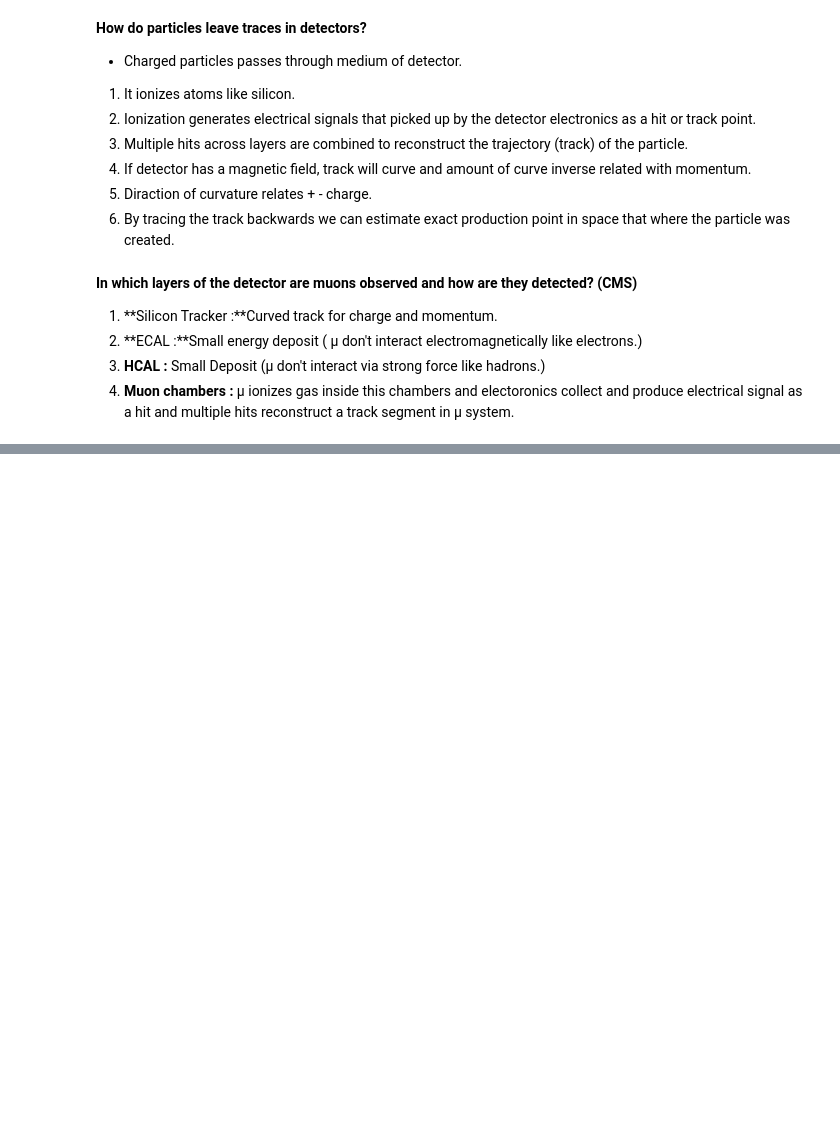
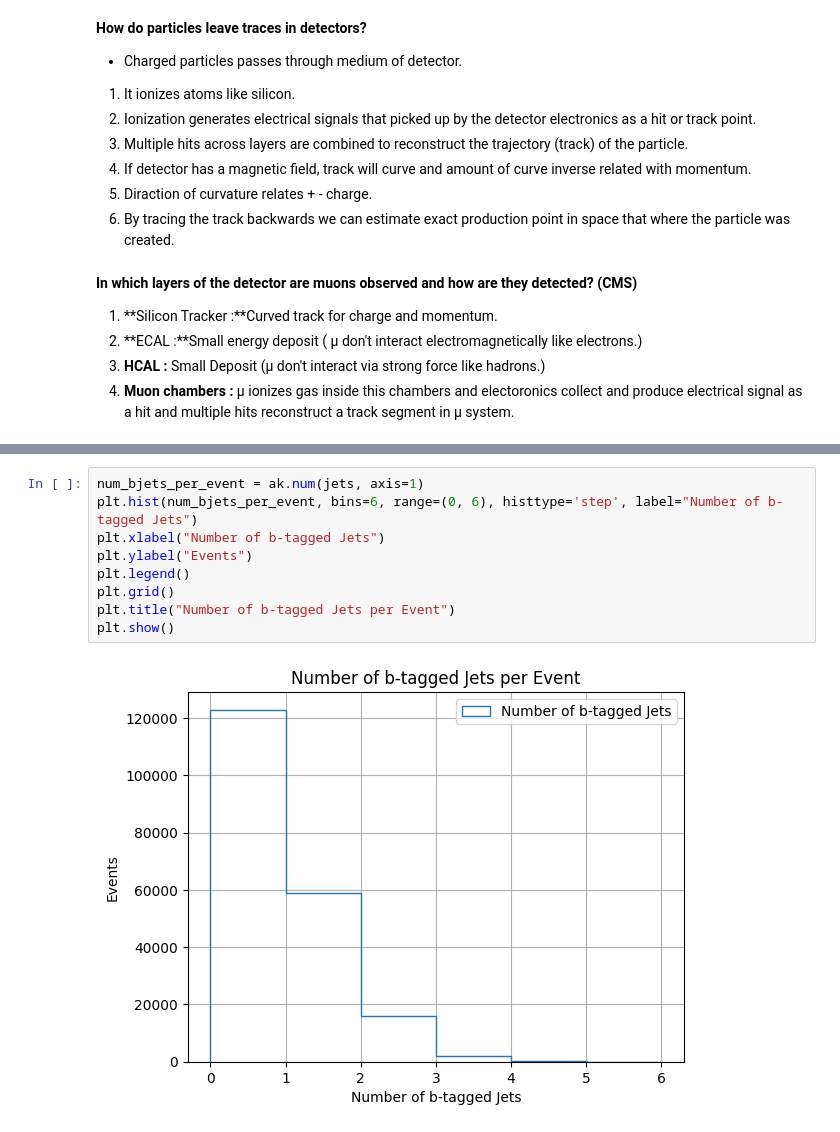
Before and after one commit to Trace-Zero/Simulated-dataset-HToAATo2Mu2B, a Jupyter notebook: MS_Collaboration_(2024)_Simulated_dataset_HToAATo2Mu2B_MA25_TuneCP5_13TeV_madgraph_pythia8_in_NANOAODSIM_format_for_2016_collision_open_data.ipynb, the cells around one changed output, grey strips where cells are left out. Saved outputs shown, nothing was run; the diff lists cells and outputs as text; blank space fills up the shorter version.

```diff
--- a/MS_Collaboration_(2024)_Simulated_dataset_HToAATo2Mu2B_MA25_TuneCP5_13TeV_madgraph_pythia8_in_NANOAODSIM_format_for_2016_collision_open_data.ipynb
+++ b/MS_Collaboration_(2024)_Simulated_dataset_HToAATo2Mu2B_MA25_TuneCP5_13TeV_madgraph_pythia8_in_NANOAODSIM_format_for_2016_collision_open_data.ipynb
@@ -337,0 +397,11 @@ plt.show()
+# %%
+num_bjets_per_event = ak.num(jets, axis=1)
+plt.hist(num_bjets_per_event, bins=6, range=(0, 6), histtype='step', label="Number of b-tagged Jets")
+plt.xlabel("Number of b-tagged Jets")
+plt.ylabel("Events")
+plt.legend()
+plt.grid()
+plt.title("Number of b-tagged Jets per Event")
+plt.show()
+# %% [output]
+[figure, added]
```
Also changed, not shown: parts of 6 cells of this notebook.
